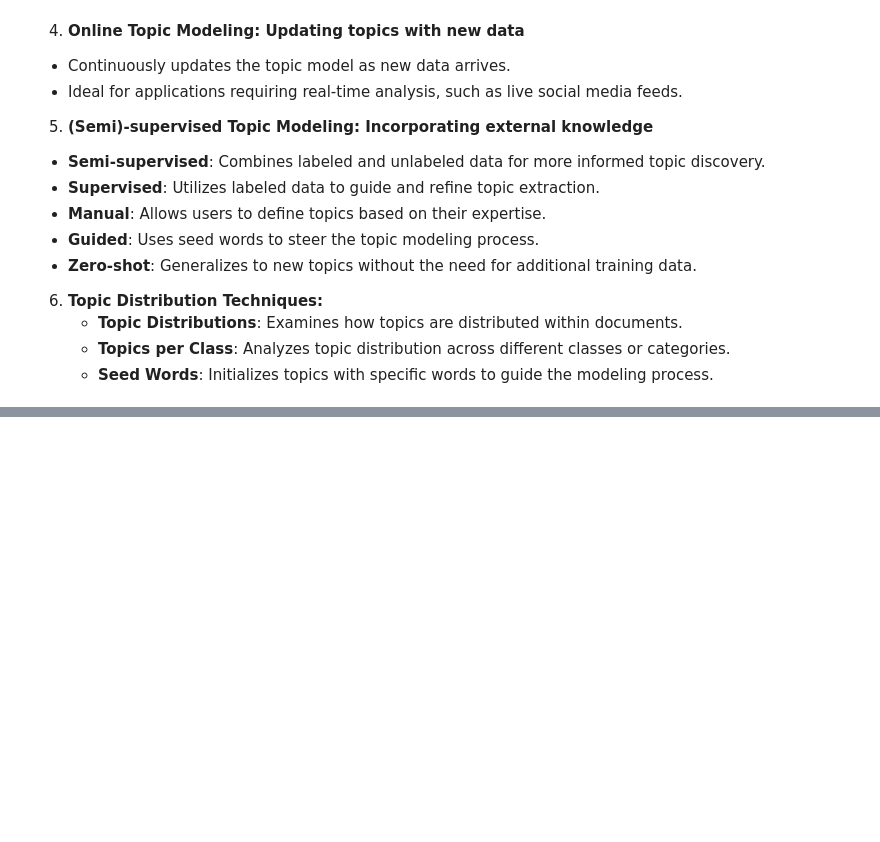
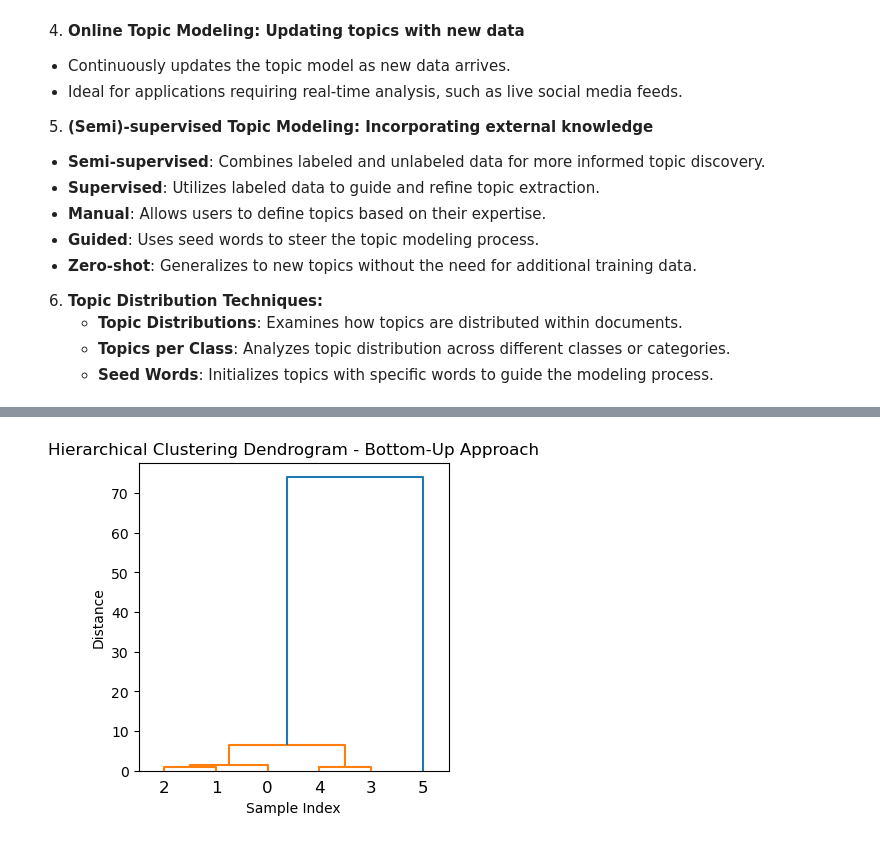
Before and after one commit to theaiacademy1/BERTopic, a Jupyter notebook: BerTopic.ipynb, the cells around one changed output, grey strips where cells are left out. Saved outputs shown, nothing was run; the diff lists cells and outputs as text; code cells hidden in the pictures; blank space fills up the shorter version.

```diff
--- a/BerTopic.ipynb
+++ b/BerTopic.ipynb
@@ -136,0 +618,32 @@ BERTopic offers several variants to cater to different needs and scenarios.
+# %%
+#Example Agglomerative Approach
+
+import numpy as np
+import matplotlib.pyplot as plt
+from scipy.cluster.hierarchy import dendrogram, linkage
+
+# Sample data
+data = np.array([
+    [1, 2],
+    [2, 3],
+    [3, 3],
+    [8, 7],
+    [8, 8],
+    [25, 80]
+])
+
+# Perform hierarchical/agglomerative clustering
+linked = linkage(data, method='single')
+
+# Create a dendrogram
+plt.figure(figsize=(4, 4))
+dendrogram(linked,
+           orientation='top',
+           distance_sort='descending',
+           show_leaf_counts=True)
+plt.title('Hierarchical Clustering Dendrogram - Bottom-Up Approach')
+plt.xlabel('Sample Index')
+plt.ylabel('Distance')
+plt.show()
+# %% [output]
+[figure, added]
```
Also changed, not shown: parts of 28 cells of this notebook.
